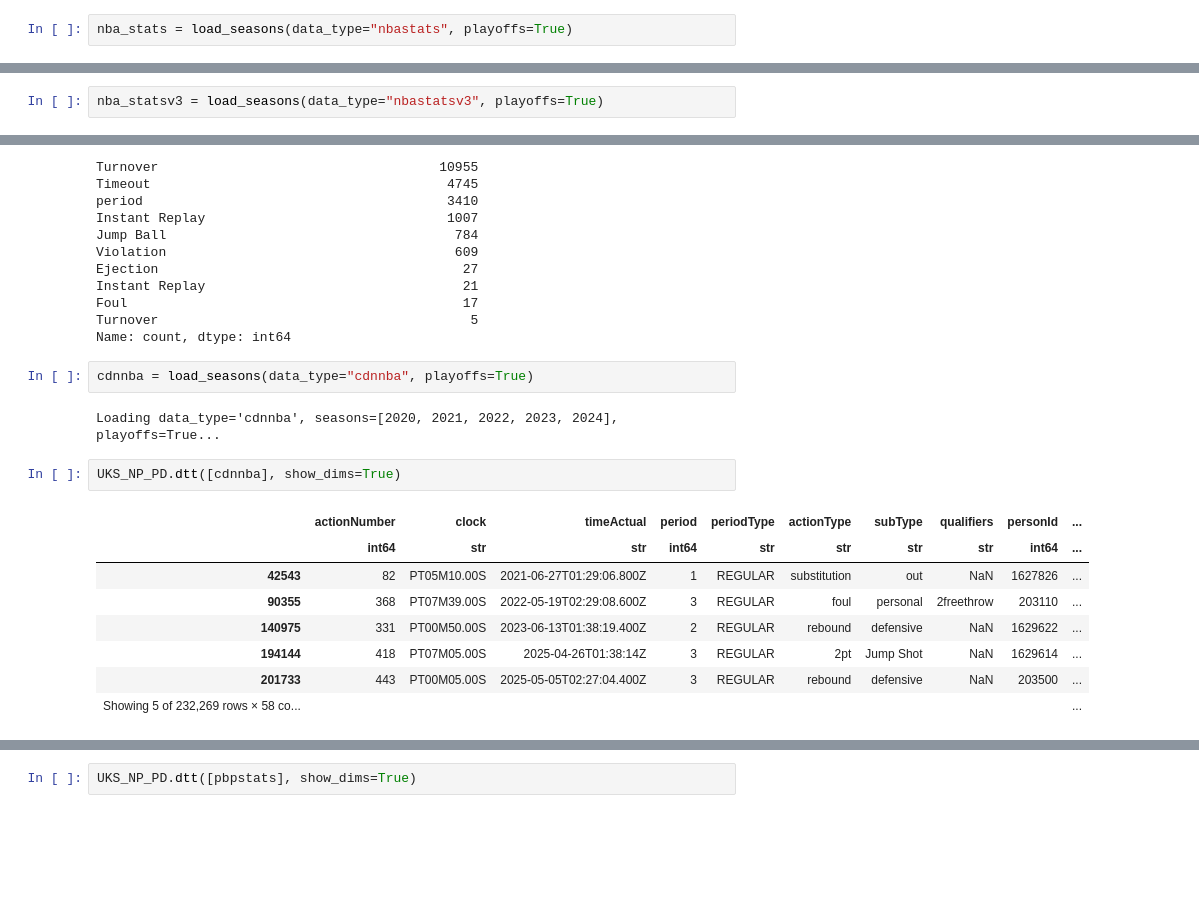
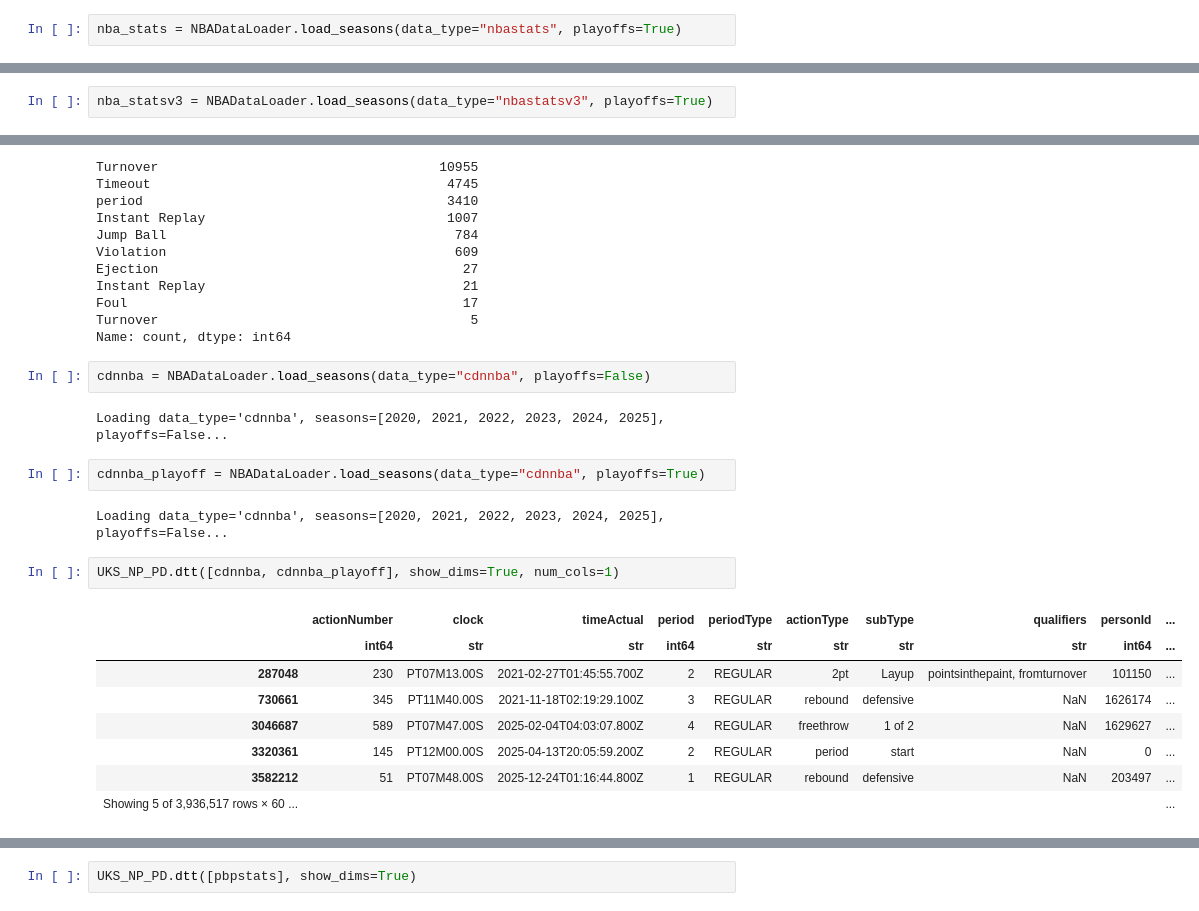
Before and after one commit to akseldkw07/NBA-Timeout-Impact, a Jupyter notebook: Notebooks/Explore-All.ipynb, the cells around one changed output, grey strips where cells are left out. Drawn from its saved outputs; the diff is of its cells as text; blank space fills up the shorter version.

Commit message:
Massively-Upgrade-Capacity (#3)
Added:
- NBA-Timeout-Project.code-workspace
- __init__.py Modified:
- Explore.ipynb
- Load-Stack-Data.ipynb
- TEMPLATE-NB.ipynb
- nba-enriched-dataset.ipynb

```diff
--- a/Notebooks/Explore.ipynb
+++ b/Notebooks/Explore-All.ipynb
@@ -52,5 +33,5 @@ ret
 # %%
-nba_stats = load_seasons(data_type="nbastats", playoffs=True)
+nba_stats = NBADataLoader.load_seasons(data_type="nbastats", playoffs=True)
 # %%
 UKS_NP_PD.dtt([nba_stats], show_dims=True)
 # %% [output]
@@ -63,7 +44,7 @@ UKS_NP_PD.dtt([nba_stats], show_dims=True)
 | 178955 | 42400221 | 757 | 8 | 0 | 4 | 12:22 AM | 0:10 | ... |
 | Showing 5 of 193,081 rows × 34 co... |  |  |  |  |  |  |  | ... |
 # %%
-nba_statsv3 = load_seasons(data_type="nbastatsv3", playoffs=True)
+nba_statsv3 = NBADataLoader.load_seasons(data_type="nbastatsv3", playoffs=True)
 # %%
 UKS_NP_PD.dtt([nba_statsv3], show_dims=True)
 # %% [output]
@@ -97,18 +78,22 @@ Foul                                           17
 Turnover                                        5
 Name: count, dtype: int64
 # %%
-cdnnba = load_seasons(data_type="cdnnba", playoffs=True)
+cdnnba = NBADataLoader.load_seasons(data_type="cdnnba", playoffs=False)
 # %% [output]
-Loading data_type='cdnnba', seasons=[2020, 2021, 2022, 2023, 2024], playoffs=True...
+Loading data_type='cdnnba', seasons=[2020, 2021, 2022, 2023, 2024, 2025], playoffs=False...
+# %%
+cdnnba_playoff = NBADataLoader.load_seasons(data_type="cdnnba", playoffs=True)
+# %% [output]
+Loading data_type='cdnnba', seasons=[2020, 2021, 2022, 2023, 2024, 2025], playoffs=False...
 # %%
-UKS_NP_PD.dtt([cdnnba], show_dims=True)
+UKS_NP_PD.dtt([cdnnba, cdnnba_playoff], show_dims=True, num_cols=1)
 # %% [output]
 |  | actionNumber | clock | timeActual | period | periodType | actionType | subType | qualifiers | personId | ... |
 |  | int64 | str | str | int64 | str | str | str | str | int64 | ... |
-| 42543 | 82 | PT05M10.00S | 2021-06-27T01:29:06.800Z | 1 | REGULAR | substitution | out | NaN | 1627826 | ... |
-| 90355 | 368 | PT07M39.00S | 2022-05-19T02:29:08.600Z | 3 | REGULAR | foul | personal | 2freethrow | 203110 | ... |
-| 140975 | 331 | PT00M50.00S | 2023-06-13T01:38:19.400Z | 2 | REGULAR | rebound | defensive | NaN | 1629622 | ... |
-| 194144 | 418 | PT07M05.00S | 2025-04-26T01:38:14Z | 3 | REGULAR | 2pt | Jump Shot | NaN | 1629614 | ... |
-| 201733 | 443 | PT00M05.00S | 2025-05-05T02:27:04.400Z | 3 | REGULAR | rebound | defensive | NaN | 203500 | ... |
-| Showing 5 of 232,269 rows × 58 co... |  |  |  |  |  |  |  |  |  | ... |
+| 287048 | 230 | PT07M13.00S | 2021-02-27T01:45:55.700Z | 2 | REGULAR | 2pt | Layup | pointsinthepaint, fromturnover | 101150 | ... |
+| 730661 | 345 | PT11M40.00S | 2021-11-18T02:19:29.100Z | 3 | REGULAR | rebound | defensive | NaN | 1626174 | ... |
+| 3046687 | 589 | PT07M47.00S | 2025-02-04T04:03:07.800Z | 4 | REGULAR | freethrow | 1 of 2 | NaN | 1629627 | ... |
+| 3320361 | 145 | PT12M00.00S | 2025-04-13T20:05:59.200Z | 2 | REGULAR | period | start | NaN | 0 | ... |
+| 3582212 | 51 | PT07M48.00S | 2025-12-24T01:16:44.800Z | 1 | REGULAR | rebound | defensive | NaN | 203497 | ... |
+| Showing 5 of 3,936,517 rows × 60 ... |  |  |  |  |  |  |  |  |  | ... |
 # %%
```
Also changed, not shown: parts of 9 cells of this notebook, 26 other files.
